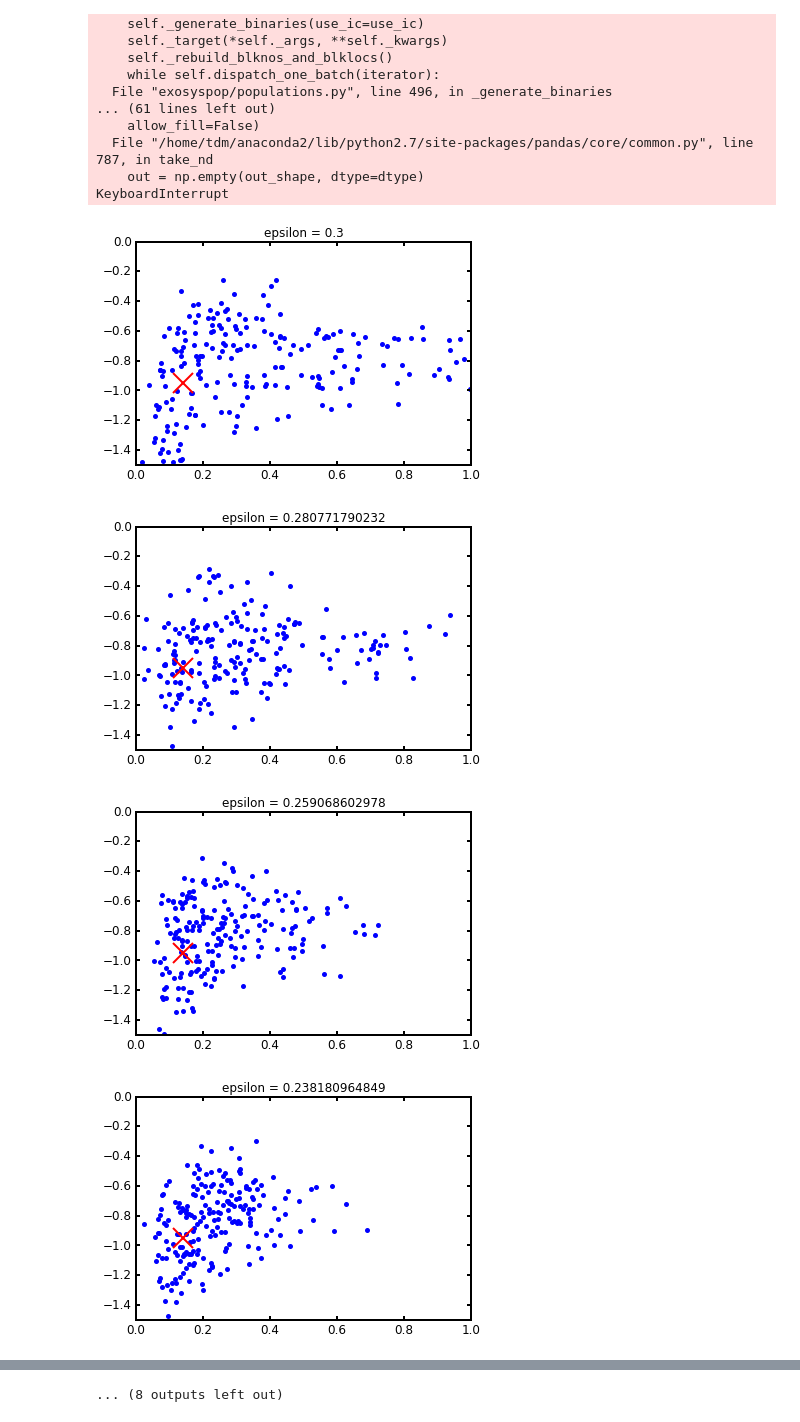
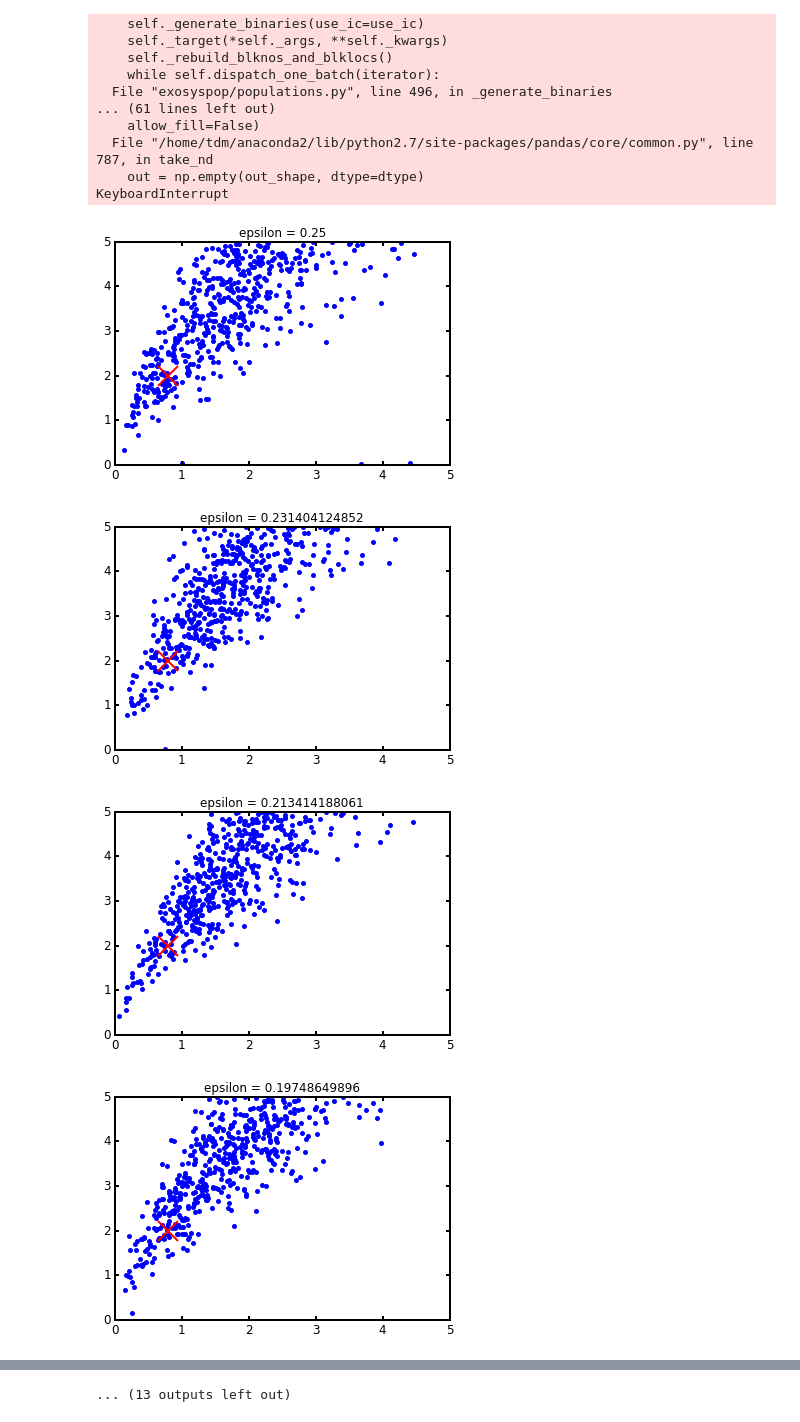
Before and after one commit to timothydmorton/exosyspop, a Jupyter notebook: abc-test-3.ipynb, the cells around one changed output, grey strips where cells are left out. Drawn from its saved outputs; the diff is of its cells as text; code cells hidden in the pictures.

```diff
--- a/abc-test-3.ipynb
+++ b/abc-test-3.ipynb
@@ -232,25 +232,25 @@ KeyboardInterrupt:
 KeyboardInterrupt
 # %%
 import numpy as np
-pmc_posterior = np.load('scripts/pmc_posterior.npy')
+pmc_posterior = np.load('scripts/pmc_500.npy')
 # %%
 %matplotlib inline
 import matplotlib.pyplot as plt
 
-i1 = 0
-i2 = 1
+i1 = 2
+i2 = 3
 
 theta_0 = model.theta_0
 
 for i in range(pmc_posterior.shape[0]):
     plt.figure()
     plt.plot(pmc_posterior[i][0][i1,:], pmc_posterior[i][0][i2,:], '.');
     plt.title('epsilon = {}'.format(pmc_posterior[i]['epsilon']))
     plt.plot(theta_0[i1], theta_0[i2], 'rx', ms=20, lw=2)
     plt.xlim(*model.bounds[i1])
     plt.ylim(*model.bounds[i2])
 # %% [output]
-[figure, old version]
+[figure, new version]
-[figure, old version]
+[figure, new version]
-[figure, old version]
+[figure, new version]
-[figure, old version]
+[figure, new version]
@@ -265,3 +265,3 @@ for i in range(pmc_posterior.shape[0]):
-... (8 outputs left out)
+... (13 outputs left out)
 # %%
 import corner
```
Also changed, not shown: parts of 5 cells of this notebook, 3 other files.
